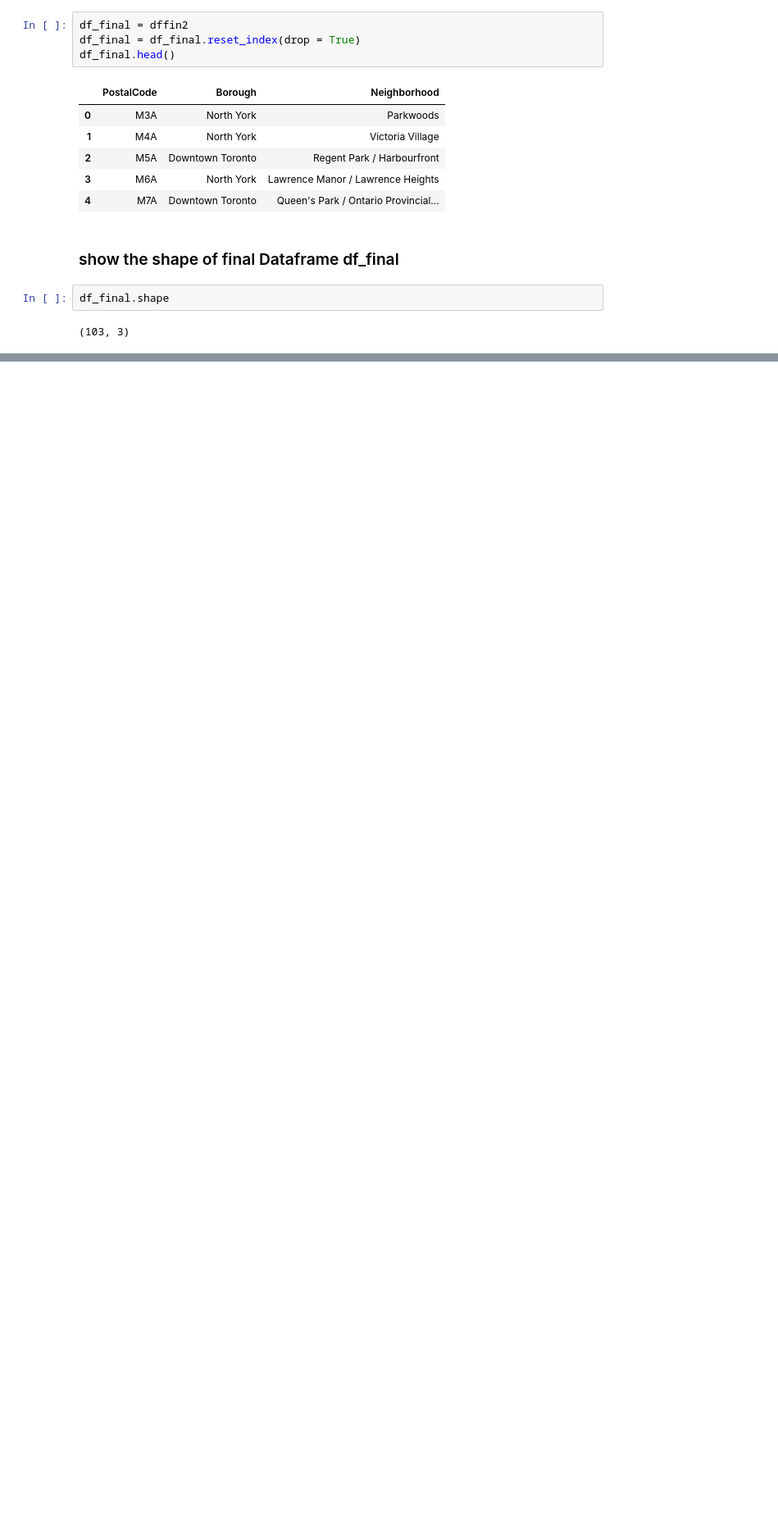
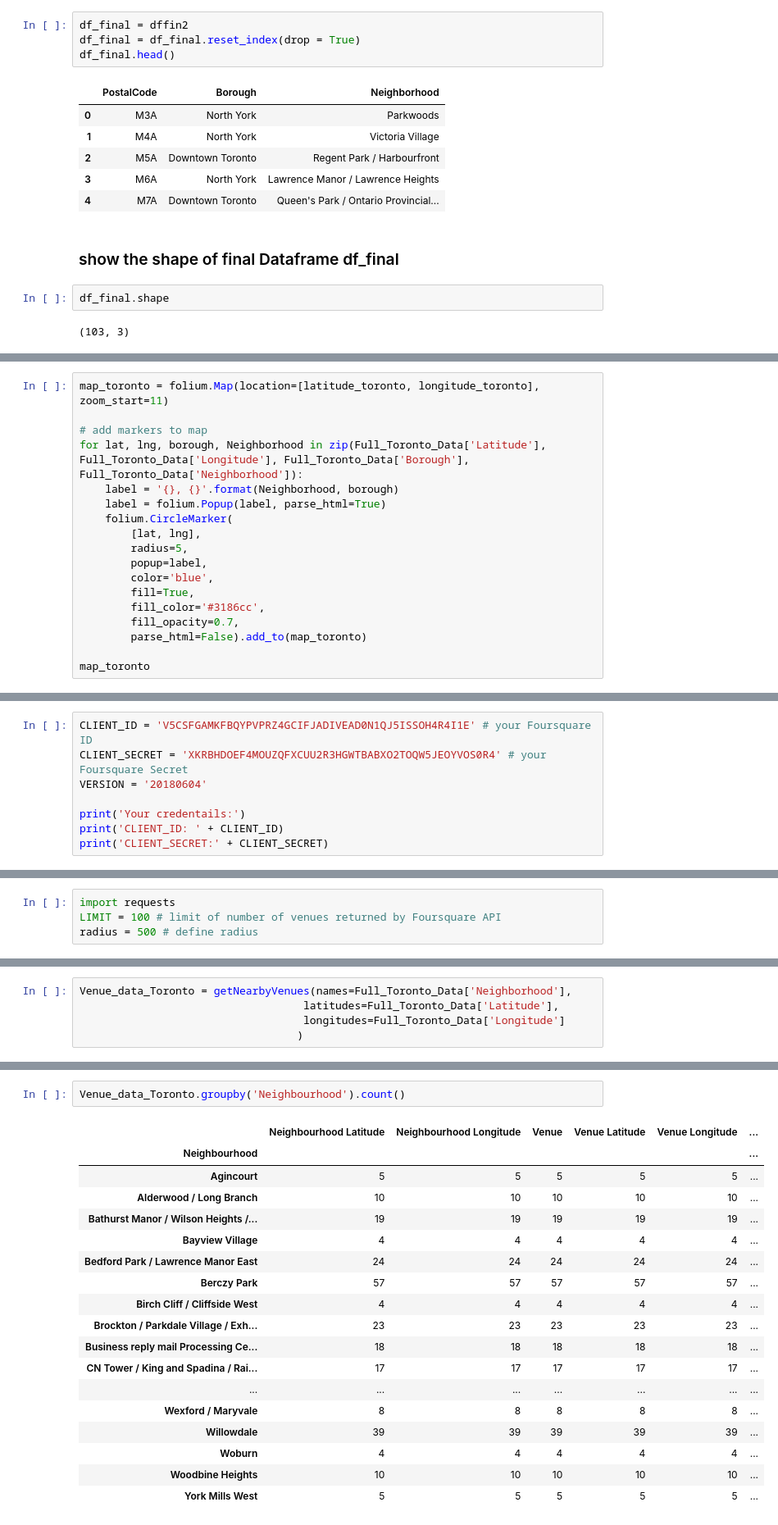
Before and after one commit to ashu3o/Coursera_Capstone, a Jupyter notebook: Segmenting and Clustering Neighborhoods in Toronto.ipynb, the cells around one changed output, grey strips where cells are left out. Shown at 82% size. Saved outputs shown, nothing was run; the diff lists cells and outputs as text; blank space fills up the shorter version.

```diff
--- a/Segmenting and Clustering Neighborhoods in Toronto.ipynb
+++ b/Segmenting and Clustering Neighborhoods in Toronto.ipynb
@@ -162,0 +252,18 @@ df_final.shape
+# %%
+map_toronto = folium.Map(location=[latitude_toronto, longitude_toronto], zoom_start=11)
+
+# add markers to map
+for lat, lng, borough, Neighborhood in zip(Full_Toronto_Data['Latitude'], Full_Toronto_Data['Longitude'], Full_Toronto_Data['Borough'], Full_Toronto_Data['Neighborhood']):
+    label = '{}, {}'.format(Neighborhood, borough)
+    label = folium.Popup(label, parse_html=True)
+    folium.CircleMarker(
+        [lat, lng],
+        radius=5,
+        popup=label,
+        color='blue',
+        fill=True,
+        fill_color='#3186cc',
+        fill_opacity=0.7,
+        parse_html=False).add_to(map_toronto)
+
+map_toronto
@@ -162,0 +274,8 @@ df_final.shape
+# %%
+CLIENT_ID = 'V5CSFGAMKFBQYPVPRZ4GCIFJADIVEAD0N1QJ5ISSOH4R4I1E' # your Foursquare ID
+CLIENT_SECRET = 'XKRBHDOEF4MOUZQFXCUU2R3HGWTBABXO2TOQW5JEOYVOS0R4' # your Foursquare Secret
+VERSION = '20180604'
+
+print('Your credentails:')
+print('CLIENT_ID: ' + CLIENT_ID)
+print('CLIENT_SECRET:' + CLIENT_SECRET)
@@ -162,0 +286,4 @@ df_final.shape
+# %%
+import requests
+LIMIT = 100 # limit of number of venues returned by Foursquare API
+radius = 500 # define radius
@@ -162,0 +332,5 @@ df_final.shape
+# %%
+Venue_data_Toronto = getNearbyVenues(names=Full_Toronto_Data['Neighborhood'],
+                                   latitudes=Full_Toronto_Data['Latitude'],
+                                   longitudes=Full_Toronto_Data['Longitude']
+                                  )
@@ -162,0 +366,21 @@ df_final.shape
+# %%
+Venue_data_Toronto.groupby('Neighbourhood').count()
+# %% [output]
+|  | Neighbourhood Latitude | Neighbourhood Longitude | Venue | Venue Latitude | Venue Longitude | ... |
+| Neighbourhood |  |  |  |  |  | ... |
+| Agincourt | 5 | 5 | 5 | 5 | 5 | ... |
+| Alderwood / Long Branch | 10 | 10 | 10 | 10 | 10 | ... |
+| Bathurst Manor / Wilson Heights /... | 19 | 19 | 19 | 19 | 19 | ... |
+| Bayview Village | 4 | 4 | 4 | 4 | 4 | ... |
+| Bedford Park / Lawrence Manor East | 24 | 24 | 24 | 24 | 24 | ... |
+| Berczy Park | 57 | 57 | 57 | 57 | 57 | ... |
+| Birch Cliff / Cliffside West | 4 | 4 | 4 | 4 | 4 | ... |
+| Brockton / Parkdale Village / Exh... | 23 | 23 | 23 | 23 | 23 | ... |
+| Business reply mail Processing Ce... | 18 | 18 | 18 | 18 | 18 | ... |
+| CN Tower / King and Spadina / Rai... | 17 | 17 | 17 | 17 | 17 | ... |
+| ... | ... | ... | ... | ... | ... | ... |
+| Wexford / Maryvale | 8 | 8 | 8 | 8 | 8 | ... |
+| Willowdale | 39 | 39 | 39 | 39 | 39 | ... |
+| Woburn | 4 | 4 | 4 | 4 | 4 | ... |
+| Woodbine Heights | 10 | 10 | 10 | 10 | 10 | ... |
+| York Mills West | 5 | 5 | 5 | 5 | 5 | ... |
```
Also changed, not shown: parts of 45 cells of this notebook.
